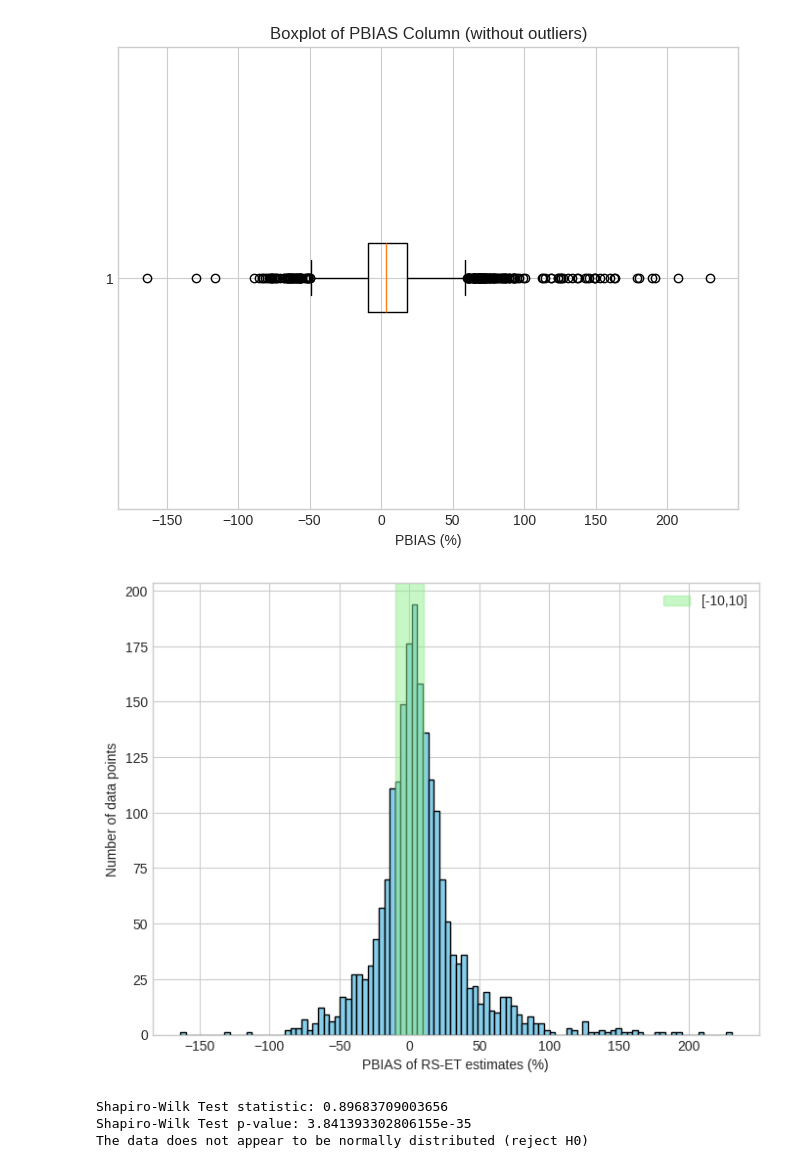
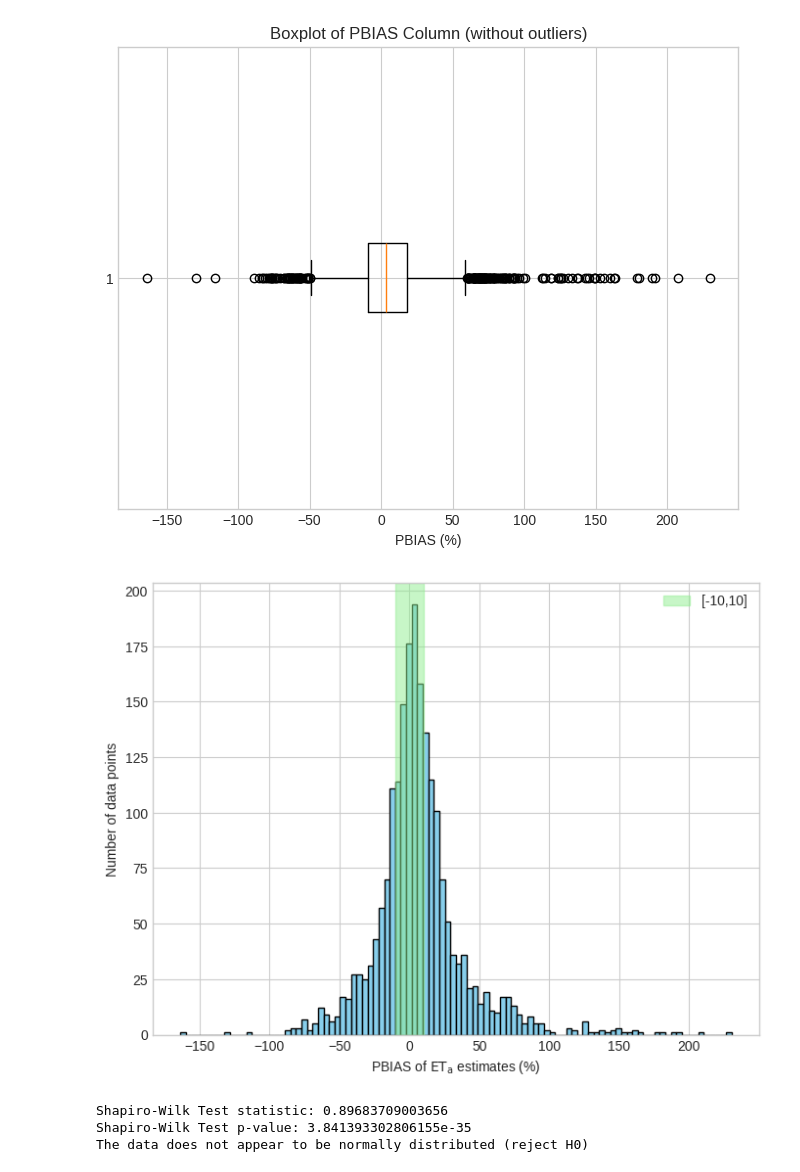
Before and after one commit to trngbich/MetaanalysisBiasET, a Jupyter notebook: PBias_meta_analyses.ipynb, the cells around one changed output. Saved outputs shown, nothing was run; the diff lists cells and outputs as text; code cells hidden in the pictures.

```diff
--- a/PBias_meta_analyses.ipynb
+++ b/PBias_meta_analyses.ipynb
@@ -85,7 +79,7 @@ plt.style.use('seaborn-v0_8-whitegrid')
 **Note**: Make sure Filter is off
 # %%
 # File path
-file_path = "/content/drive/MyDrive/Co-research/P2_meta-analysis/RSETValidationPapers_with_PBias.xlsm"
+file_path = "/content/drive/MyDrive/Co-research/P2_meta-analysis/RSETValidationPapers_with_PBias_clean.xlsm"
 save_folder = "/content/drive/MyDrive/Co-research/P2_meta-analysis/"
 # Read Excel file
 df = pd.read_excel(file_path, skiprows=2)
@@ -176,16 +170,16 @@ Number of outliers beyond ±2 standard deviations: 7
 # %%
 plt.figure(figsize=(8, 6))
 plt.hist(filtered_df['PBIAS (%)'], bins=100, color='skyblue', edgecolor='black')
-plt.xlabel('PBIAS of RS-ET estimates (%)')
+plt.xlabel('PBIAS of $\mathrm{ET_a}$ estimates (%)')
 plt.ylabel('Number of data points')
 # plt.title('Histogram of PBIAS Column')
 plt.grid(True)
 # Add vertical lines at -10% and 10%
 plt.axvspan(-10, 10, color='lightgreen', alpha=0.5,label='[-10,10]')
 plt.legend()
 plt.show()
 # %% [output]
-[figure, old version]
+[figure, new version]
 # %%
 # Test for normality using the Shapiro-Wilk test
 # Null hypothesis: the data is normally distributed
```
Also changed, not shown: parts of 18 cells of this notebook.
